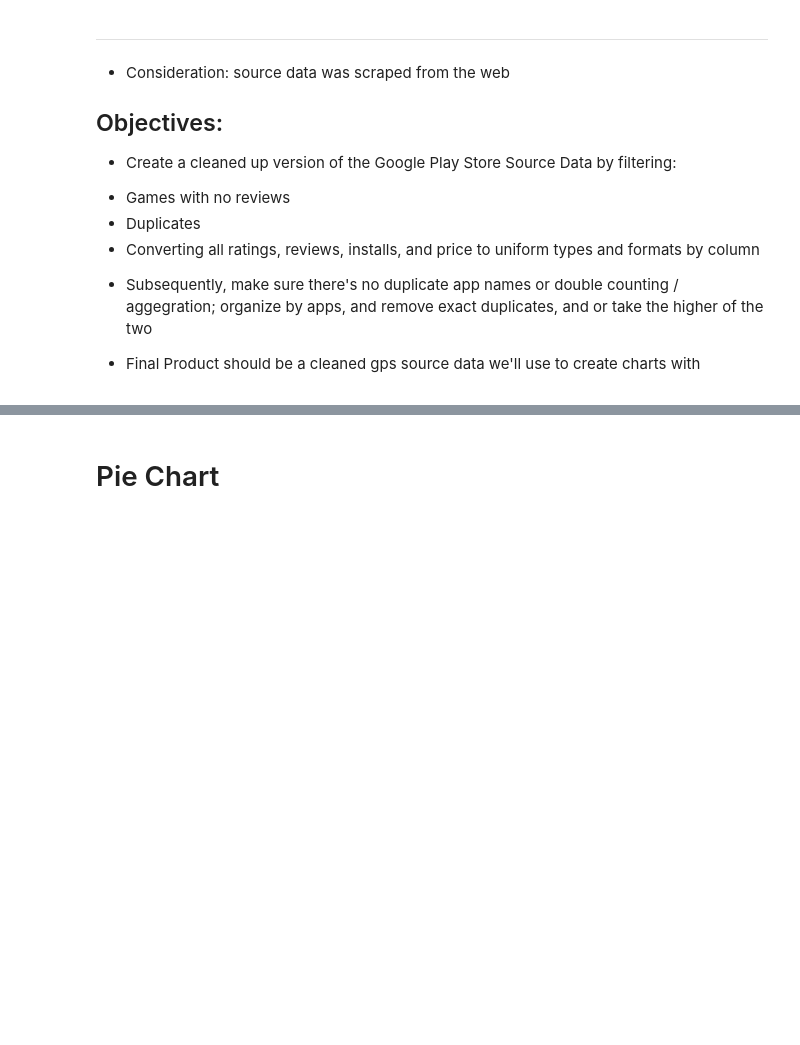
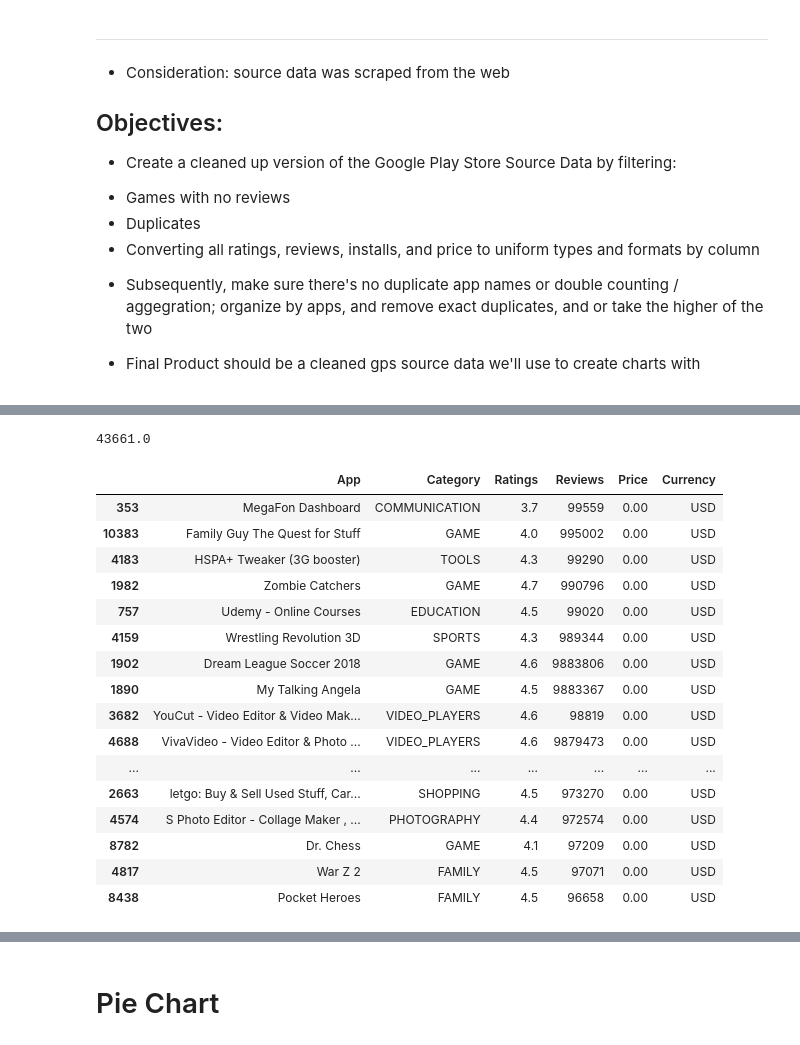
Before and after one commit to jhustles/twitterapi_app_store_ETL_analysis, a Jupyter notebook: Final_Google_PS_Code_DP.ipynb, the cells around one changed output, grey strips where cells are left out. Saved outputs shown, nothing was run; the diff lists cells and outputs as text; code cells hidden in the pictures; blank space fills up the shorter version.

```diff
--- a/Final_Google_PS_Code_DP.ipynb
+++ b/Final_Google_PS_Code_DP.ipynb
@@ -327,0 +165,18 @@ x_list
+# %%
+gps_sourcedata_df.sort_values(by= ["Ratings"], ascending=False)
+gps_sourcedata_df = gps_sourcedata_df.drop(index=10472)
+# %%
+# Sort by Reviews, and drop any cells with missing information to make all columns equal
+gps_sourcedata_df = gps_sourcedata_df.sort_values(by= ["Reviews"], ascending=False)
+
+gps_sourcedata_df = gps_sourcedata_df.sort_values(['Reviews'], ascending=False)
+
+gps_filterdata_df = gps_sourcedata_df.drop_duplicates(['App']).sort_values(['Reviews'], ascending=False)
+
+# Change the type for the reviews column
+gps_sourcedata_df = gps_sourcedata_df['Reviews'] = gps_sourcedata_df['Reviews'].astype(np.int64)
+
+
+
+# Unable to verify or trace what app "Messenger â€“ Text and Video Chat for Free", so dropped it
+gps_filterdata_df = gps_filterdata_df.drop(index=382)
@@ -327,0 +211,31 @@ x_list
+# %%
+gps_filterdata_df['Category'] = gps_filterdata_df['Category'].str.upper()
+# %%
+#gps_filterdata_df['Reviews'] = gps_filterdata_df['Ratings'].astype(np.float64)
+gps_filterdata_df['Reviews'] = gps_filterdata_df['Reviews'].astype(np.int64)
+
+top_quartile = np.percentile(gps_filterdata_df['Reviews'], 75)
+top_quartile
+# %% [output]
+43661.0
+# %%
+top_quartile_data_df = gps_filterdata_df.loc[gps_filterdata_df['Reviews'] > top_quartile]
+top_quartile_data_df.head(25)
+# %% [output]
+|  | App | Category | Ratings | Reviews | Price | Currency |
+| 353 | MegaFon Dashboard | COMMUNICATION | 3.7 | 99559 | 0.00 | USD |
+| 10383 | Family Guy The Quest for Stuff | GAME | 4.0 | 995002 | 0.00 | USD |
+| 4183 | HSPA+ Tweaker (3G booster) | TOOLS | 4.3 | 99290 | 0.00 | USD |
+| 1982 | Zombie Catchers | GAME | 4.7 | 990796 | 0.00 | USD |
+| 757 | Udemy - Online Courses | EDUCATION | 4.5 | 99020 | 0.00 | USD |
+| 4159 | Wrestling Revolution 3D | SPORTS | 4.3 | 989344 | 0.00 | USD |
+| 1902 | Dream League Soccer 2018 | GAME | 4.6 | 9883806 | 0.00 | USD |
+| 1890 | My Talking Angela | GAME | 4.5 | 9883367 | 0.00 | USD |
+| 3682 | YouCut - Video Editor & Video Mak... | VIDEO_PLAYERS | 4.6 | 98819 | 0.00 | USD |
+| 4688 | VivaVideo - Video Editor & Photo ... | VIDEO_PLAYERS | 4.6 | 9879473 | 0.00 | USD |
+| ... | ... | ... | ... | ... | ... | ... |
+| 2663 | letgo: Buy & Sell Used Stuff, Car... | SHOPPING | 4.5 | 973270 | 0.00 | USD |
+| 4574 | S Photo Editor - Collage Maker , ... | PHOTOGRAPHY | 4.4 | 972574 | 0.00 | USD |
+| 8782 | Dr. Chess | GAME | 4.1 | 97209 | 0.00 | USD |
+| 4817 | War Z 2 | FAMILY | 4.5 | 97071 | 0.00 | USD |
+| 8438 | Pocket Heroes | FAMILY | 4.5 | 96658 | 0.00 | USD |
```
Also changed, not shown: parts of 59 cells of this notebook, 5 other files.
